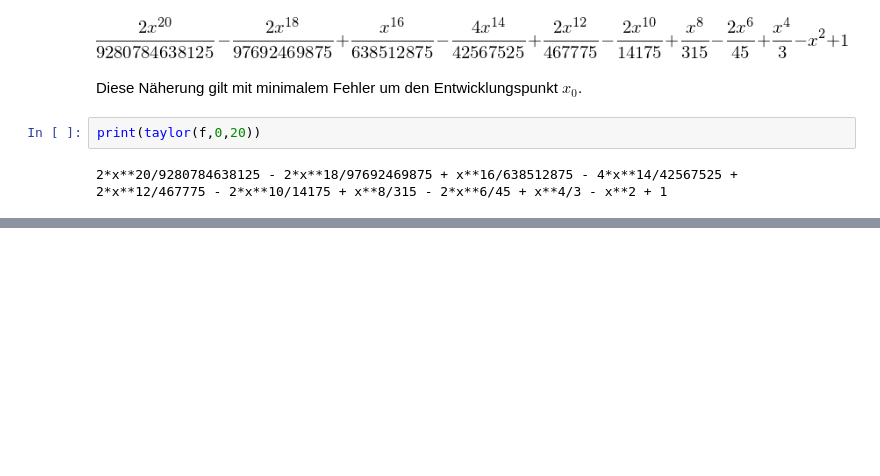
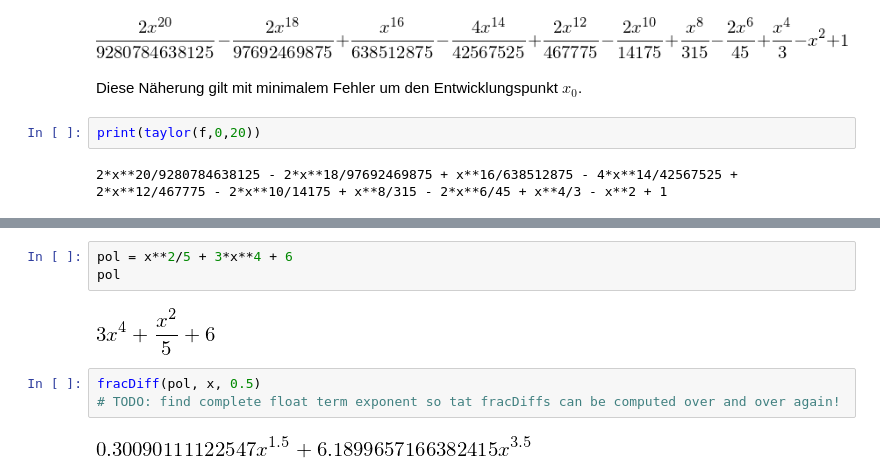
Before and after one commit to QuentinWach/animating-science, a Jupyter notebook: Taylorentwicklung/Taylorentwicklung.ipynb, the cells around one changed output, grey strips where cells are left out. Cells and saved outputs as stored; diff of their text form; blank space fills up the shorter version.

```diff
--- a/Taylorentwicklung/Taylorentwicklung.ipynb
+++ b/Taylorentwicklung/Taylorentwicklung.ipynb
@@ -107,0 +169,10 @@ Es gilt noch Fragen zu klären, wie:
+# %%
+pol = x**2/5 + 3*x**4 + 6
+pol
+# %% [output]
+[figure, added]
+# %%
+fracDiff(pol, x, 0.5)
+# TODO: find complete float term exponent so tat fracDiffs can be computed over and over again!
+# %% [output]
+[figure, added]
```
Also changed, not shown: parts of 6 cells of this notebook, 1 other file.
